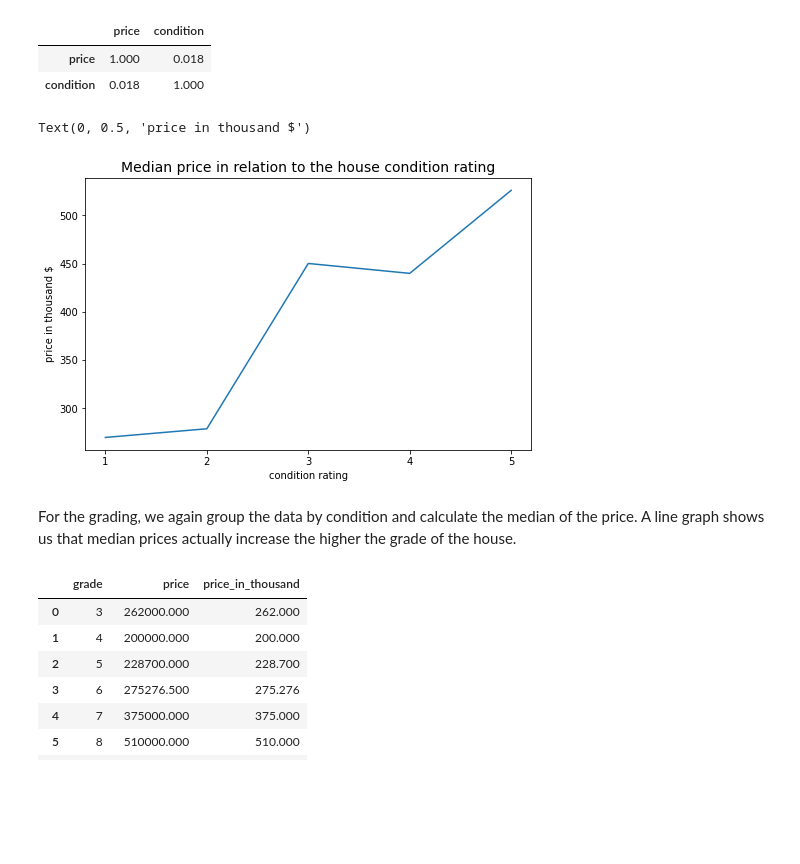
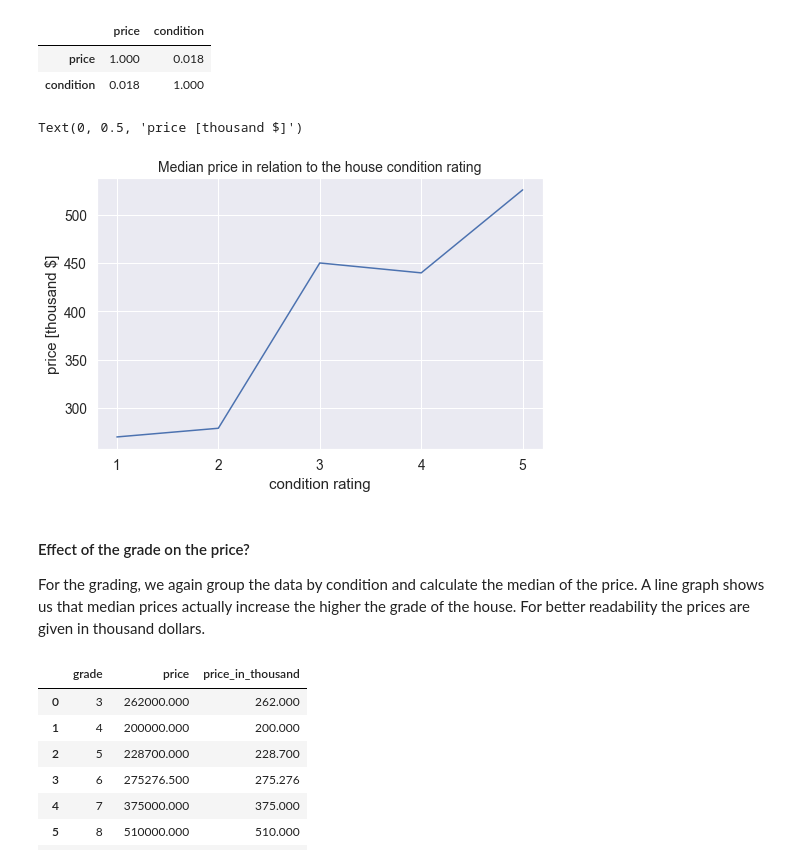
Before and after one commit to langer-net/first-eda-project, a Jupyter notebook: EDA.ipynb, the cells around one changed output. Drawn from its saved outputs; the diff is of its cells as text; code cells hidden in the pictures; blank space fills up the shorter version.

```diff
--- a/EDA.ipynb
+++ b/EDA.ipynb
@@ -310,17 +329,19 @@ df[['price', 'condition']].corr(method='spearman')
 | price | 1.000 | 0.018 |
 | condition | 0.018 | 1.000 |
 # %%
+sns.set(font_scale = 1.25)
 price_condition_fig = sns.lineplot(data= price_condition, x='condition', y='price_in_thousand')
 price_condition_fig.set_xticks([1, 2, 3, 4, 5])
 plt.title('Median price in relation to the house condition rating', fontdict={'size':14})
 plt.xlabel('condition rating')
-plt.ylabel('price in thousand $')
+plt.ylabel('price [thousand $]')
 # %% [output]
-Text(0, 0.5, 'price in thousand $')
+Text(0, 0.5, 'price [thousand $]')
-[figure, old version]
+[figure, new version]
 # %% [markdown]
+#### Effect of the grade on the price?
 For the grading, we again group the data by condition and calculate the median of the price.
-A line graph shows us that median prices actually increase the higher the grade of the house.
+A line graph shows us that median prices actually increase the higher the grade of the house. For better readability the prices are given in thousand dollars.
 # %%
 price_grade = df.groupby('grade').median()['price'].reset_index()
 price_grade.eval('price_in_thousand = price / 1000', inplace=True)
```
Also changed, not shown: parts of 17 cells of this notebook, 1 other file.
